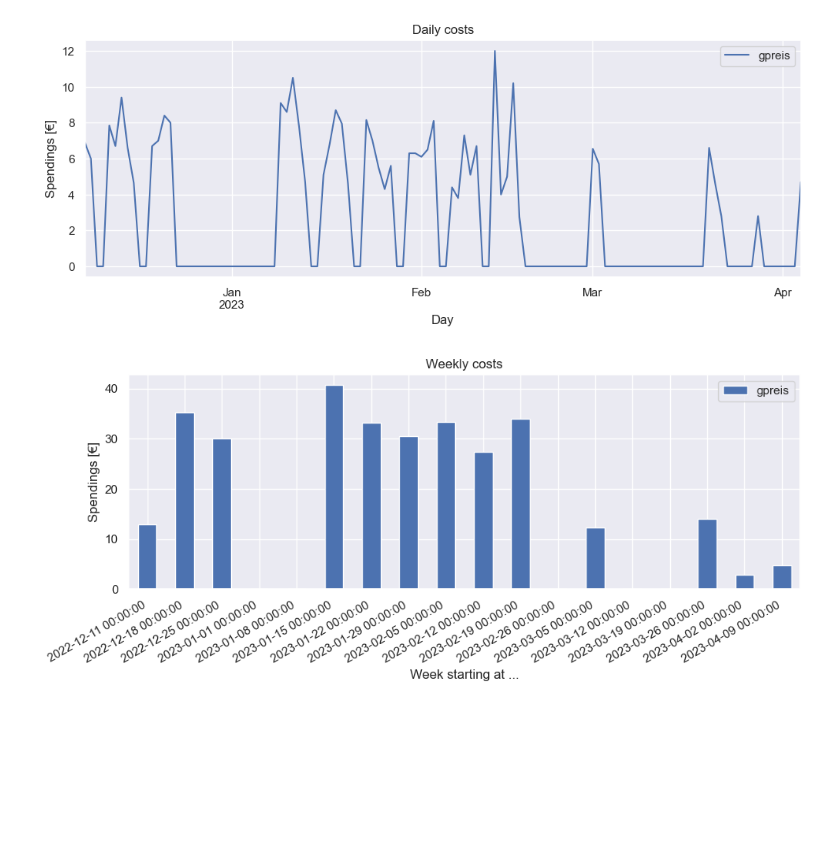
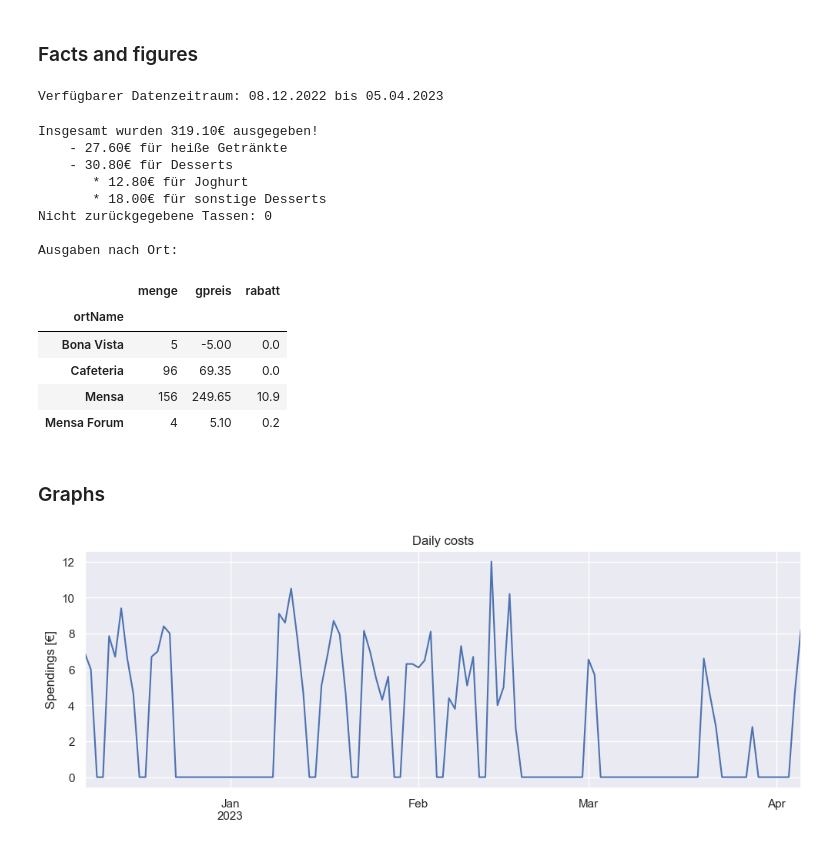
Before and after one commit to florianklu/mensa-spendings, a Jupyter notebook: example.ipynb, the cells around one changed output. Saved outputs shown, nothing was run; the diff lists cells and outputs as text; code cells hidden in the pictures; blank space fills up the shorter version.

Commit message:
New facts and graphs in the Jupyter Notebook

```diff
--- a/example.ipynb
+++ b/example.ipynb
@@ -46,17 +31,65 @@ Insgesamt wurden 600.90€ im Betrachtungszeitraum (2022-12-08 bis 2023-04-04) a
+# %% [markdown]
+### Facts and figures
+# %%
+print(f"Verfügbarer Datenzeitraum: {data['datum'].min().date().strftime('%d.%m.%Y')} bis {data['datum'].max().date().strftime('%d.%m.%Y')}")
+# %% [output]
+Verfügbarer Datenzeitraum: 08.12.2022 bis 05.04.2023
+# %%
+def convertEuro(float):
+    '''Converts a number in € format.'''
+    return "{:,.2f}€".format(float)
+
+# remove balance top-ups (~ is a `not` operator)
+spendings = data[~data["name"].isin(["Karte aufwerten","Aufwertung"])]
+
+# total spendings
+totalCosts = convertEuro(spendings["gpreis"].sum())
+print(f"Insgesamt wurden {totalCosts} ausgegeben!")
+
+# Show coffee and tea spendings
+beveragesCosts = convertEuro(data[data["name"].str.contains("Kaffee|Tee")]["gpreis"].sum())
+print(f"    - {beveragesCosts} für heiße Getränkte")
+
+# Spendings for desserts
+dessertsCosts = convertEuro(data[data["name"].str.contains("Dessert")]["gpreis"].sum())
+print(f"    - {dessertsCosts} für Desserts")
+joghurt = convertEuro(data[data["name"].str.contains("Stamm Dessert")]["gpreis"].sum())
+print(f"       * {joghurt} für Joghurt")
+sonstigeDesserts = convertEuro(data[data["name"].str.contains("Counter Dessert")]["gpreis"].sum())
+print(f"       * {sonstigeDesserts} für sonstige Desserts")
+
+# Not returned mugs
+mugsPlus = data[data["name"].str.contains("Tassenpfand plus")].menge.sum()
+mugsMinus = data[data["name"].str.contains("Tassenpfand minus")].menge.sum()
+print("Nicht zurückgegebene Tassen:", mugsPlus - mugsMinus)
+
+
+# Show spendings by facility
+print("\nAusgaben nach Ort:")
+mensa = spendings[["ortName", "menge", "gpreis", "rabatt"]].groupby("ortName").sum()
+mensa
+# %% [output]
+Insgesamt wurden 319.10€ ausgegeben!
+    - 27.60€ für heiße Getränkte
+    - 30.80€ für Desserts
+       * 12.80€ für Joghurt
+       * 18.00€ für sonstige Desserts
+Nicht zurückgegebene Tassen: 0
+
+Ausgaben nach Ort:
+|  | menge | gpreis | rabatt |
+| ortName |  |  |  |
+| Bona Vista | 5 | -5.00 | 0.0 |
+| Cafeteria | 96 | 69.35 | 0.0 |
+| Mensa | 156 | 249.65 | 10.9 |
+| Mensa Forum | 4 | 5.10 | 0.2 |
+# %% [markdown]
+### Graphs
 # %%
+import matplotlib.dates as mdates
 # Show graphs about total spendings per day/week
-
-# remove balance top-ups (~ is a `not` operator)
-dailycosts = data[~data["name"].isin(["Karte aufwerten","Aufwertung"])]
-dailycosts = dailycosts.resample("D", on="datum")["datum", "gpreis"].sum("gpreis")
-
 # spendings per day
-dailycosts.plot(kind="line", figsize=(12,4), title="Daily costs", xlabel="Day", ylabel="Spendings [€]")
-
-# spendings per week
-weeklycosts = dailycosts.resample("W").sum()
-weeklycosts.plot(kind="bar", figsize=(11,4), title="Weekly costs", xlabel="Week starting at ...", ylabel="Spendings [€]")
-plt.gcf().autofmt_xdate()
+dailycosts = spendings.resample("D", on="datum")["gpreis"].sum()
+ax = dailycosts.plot(kind="line", figsize=(12,4), title="Daily costs", xlabel="", ylabel="Spendings [€]")
 # %% [output]
-[figure, old version]
+[figure, new version]
-[figure, removed]
```
Also changed, not shown: parts of 3 cells of this notebook, 1 other file.
